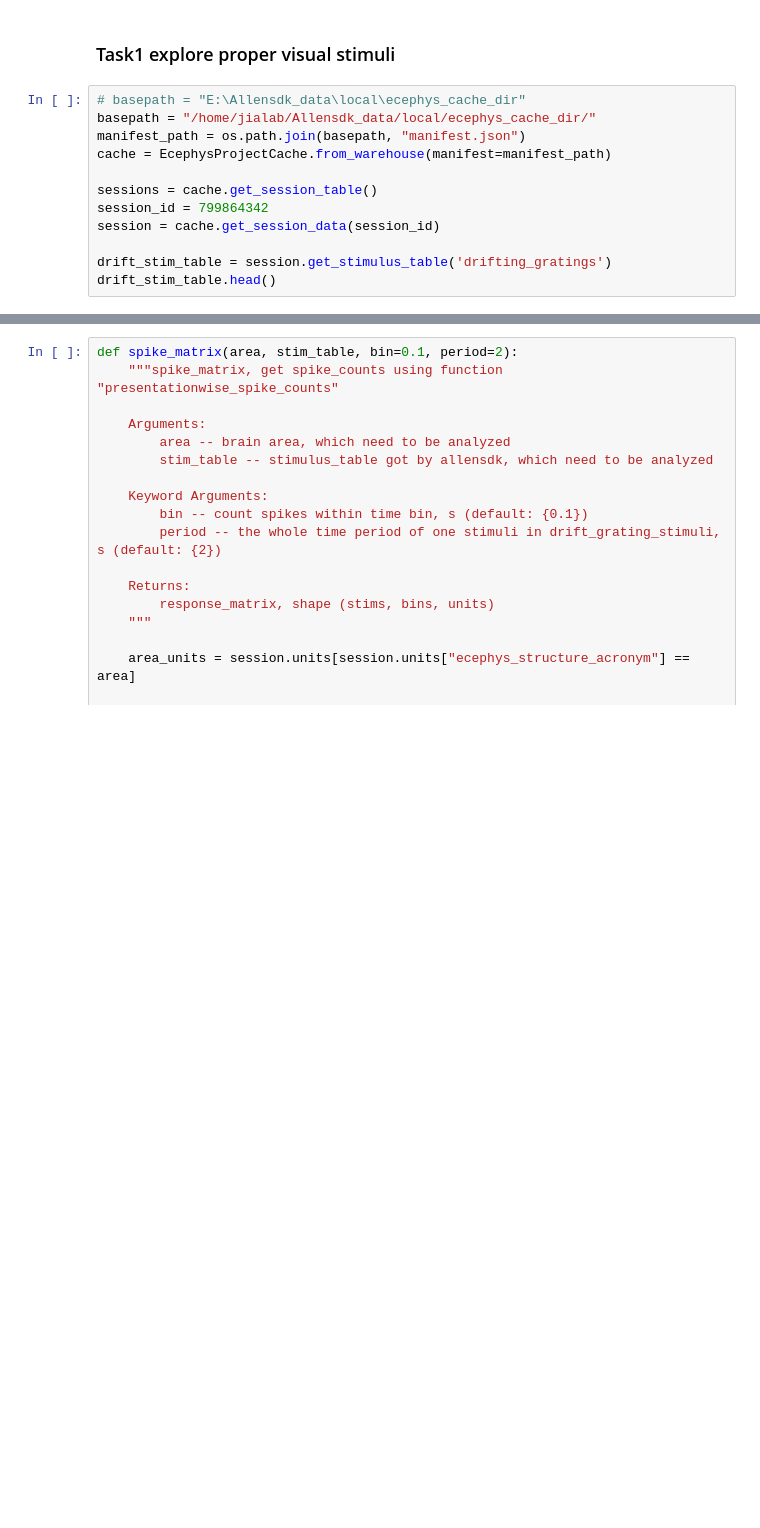
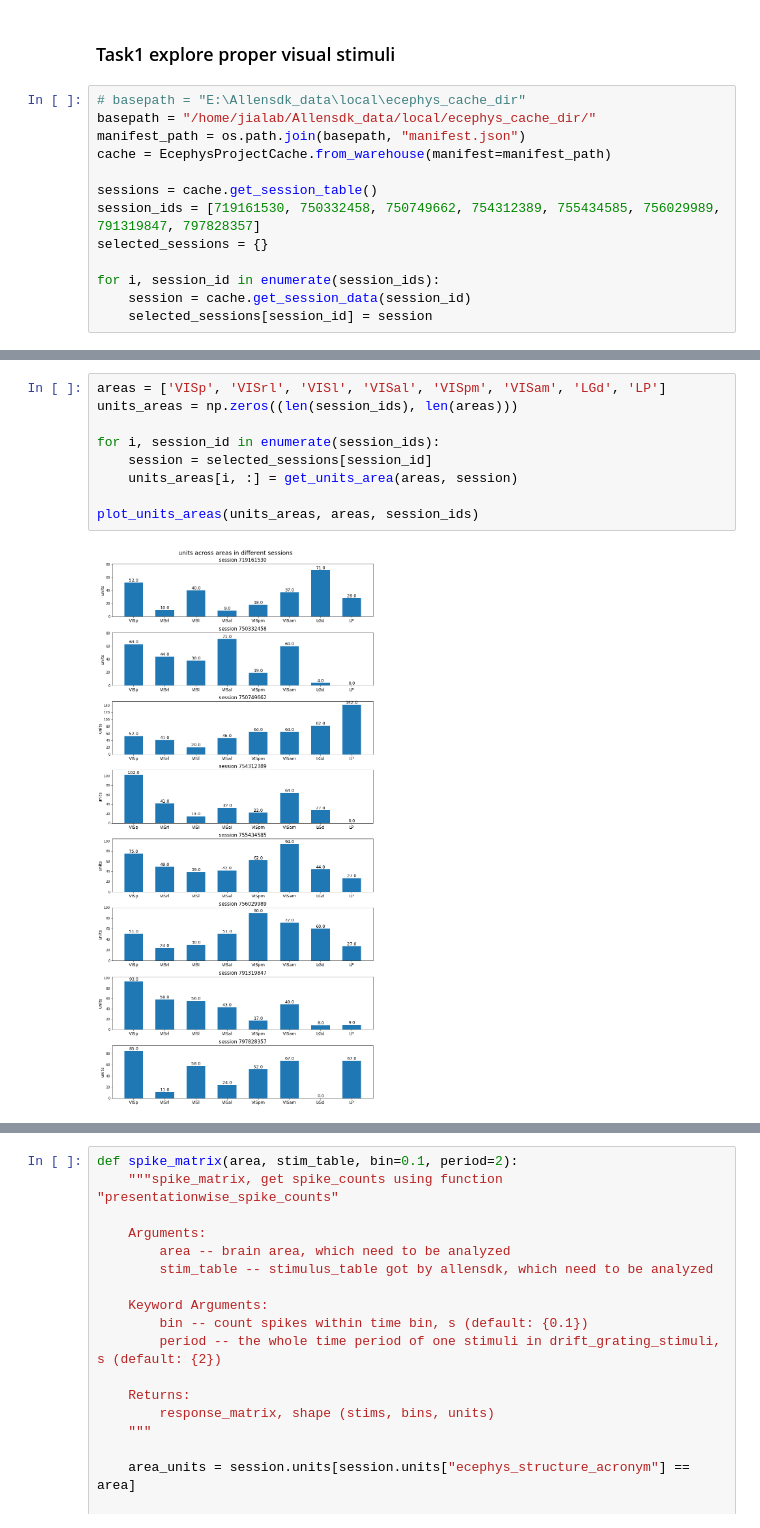
Before and after one commit to Jp-17/Coding_learning, a Jupyter notebook: Project_explore/Information flow across areas/CS_CCA_part4.ipynb, the cells around one changed output, grey strips where cells are left out. Cells and saved outputs as stored; diff of their text form; blank space fills up the shorter version.

```diff
--- a/Project_explore/Information flow across areas/CS_CCA_part4.ipynb
+++ b/Project_explore/Information flow across areas/CS_CCA_part4.ipynb
@@ -86,8 +86,9 @@ manifest_path = os.path.join(basepath, "manifest.json")
 cache = EcephysProjectCache.from_warehouse(manifest=manifest_path)
 
 sessions = cache.get_session_table()
-session_id = 799864342
-session = cache.get_session_data(session_id)
+session_ids = [719161530, 750332458, 750749662, 754312389, 755434585, 756029989, 791319847, 797828357]
+selected_sessions = {}
 
-drift_stim_table = session.get_stimulus_table('drifting_gratings')
-drift_stim_table.head()
+for i, session_id in enumerate(session_ids):
+    session = cache.get_session_data(session_id)
+    selected_sessions[session_id] = session
@@ -117,0 +147,11 @@ print(areas)
+# %%
+areas = ['VISp', 'VISrl', 'VISl', 'VISal', 'VISpm', 'VISam', 'LGd', 'LP']
+units_areas = np.zeros((len(session_ids), len(areas)))
+
+for i, session_id in enumerate(session_ids):
+    session = selected_sessions[session_id]
+    units_areas[i, :] = get_units_area(areas, session)
+
+plot_units_areas(units_areas, areas, session_ids)
+# %% [output]
+[figure, added]
```
Also changed, not shown: parts of 34 cells of this notebook.
